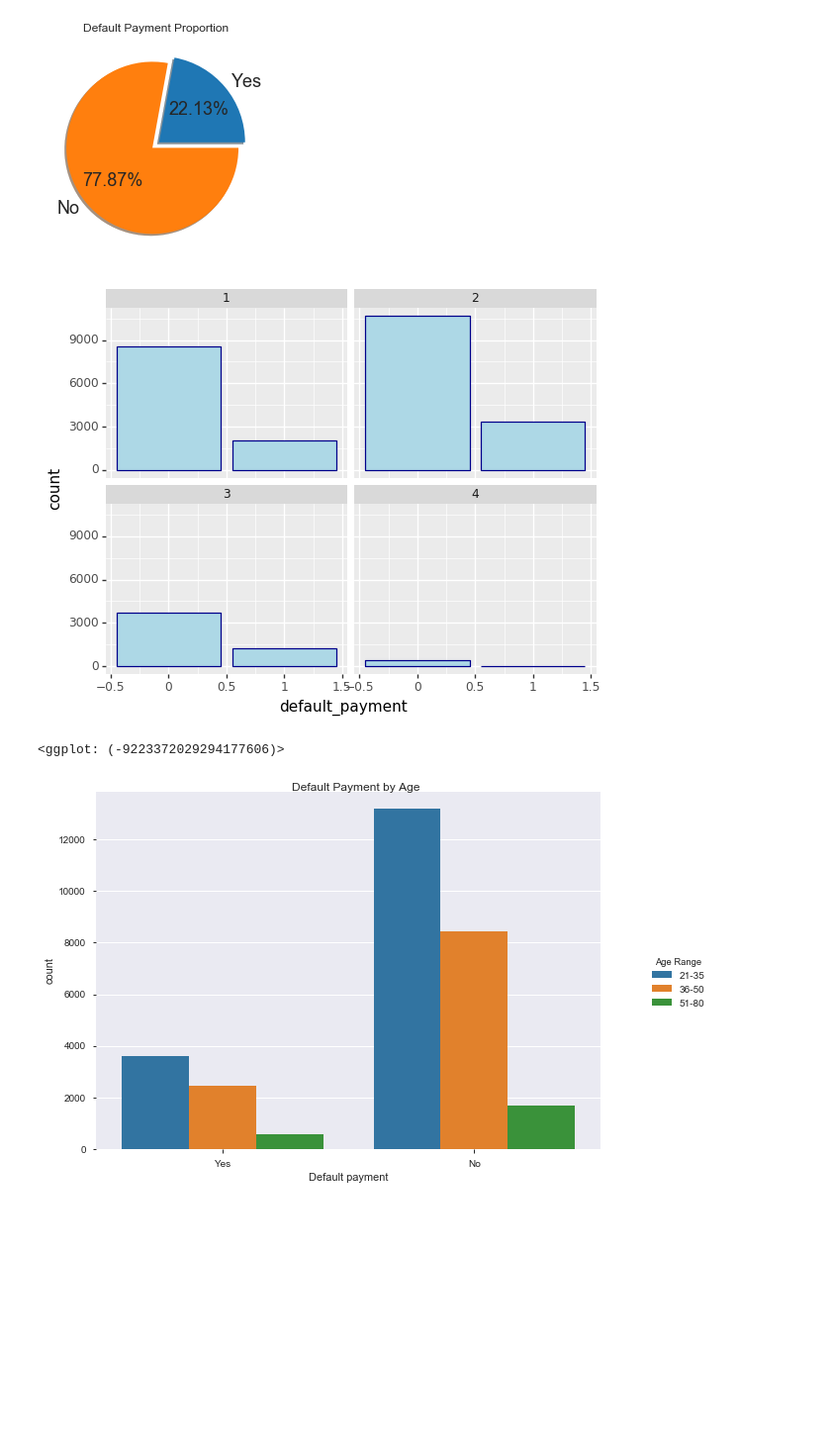
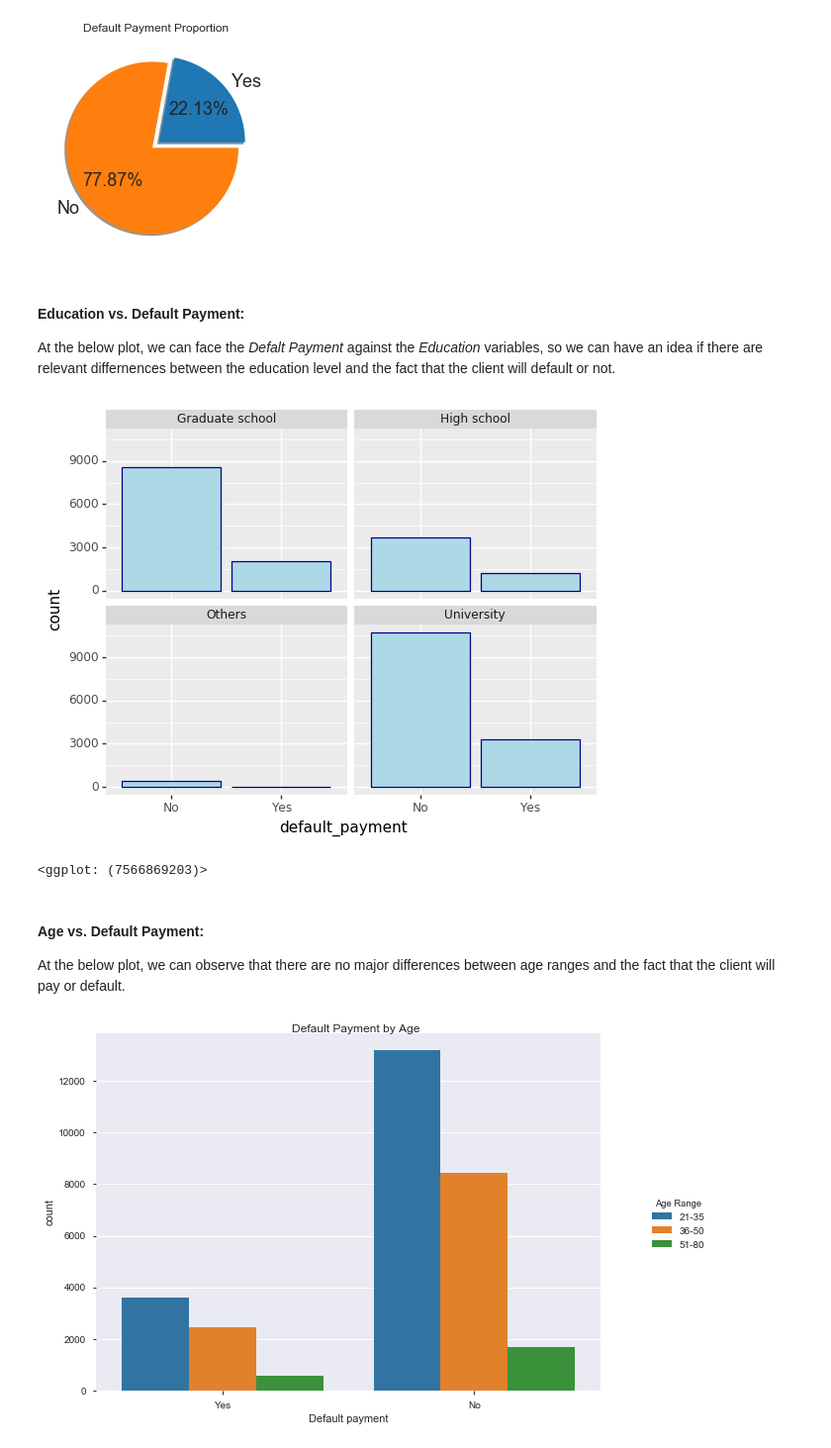
Before and after one commit to BBombi/Credit_Card_Payments, a Jupyter notebook: Default payments.ipynb, the cells around one changed output. Shown at 99% size. Saved outputs shown, nothing was run; the diff lists cells and outputs as text; code cells hidden in the pictures; blank space fills up the shorter version.

```diff
--- a/Default payments.ipynb
+++ b/Default payments.ipynb
@@ -223,13 +238,26 @@ plt.title("Default Payment Proportion")
 plt.show()
 # %% [output]
 [figure]
-# %%
-(ggplot(new_credit, aes(x="default_payment"))
- + geom_bar(color="darkblue", fill="lightblue")
- + facet_wrap("EDUCATION"))
-# %% [output]
-[figure, removed]
-<ggplot: (-9223372029294177606)>
+# %% [markdown]
+#### Education vs. Default Payment:
+At the below plot, we can face the *Defalt Payment* against the *Education* variables, so we can have an idea if there are relevant differnences between the education level and the fact that the client will default or not.
+# %%
+education = credit
+education.EDUCATION.replace([0,1,2,3,4,5,6],
+                            ["Others","Graduate school","University","High school","Others","Others","Others"]
+                            ,inplace=True)
+education.default_payment.replace([1,0],["Yes","No"],inplace=True)
+
+(ggplot(education, aes(x="default_payment"))
++ geom_bar(color="darkblue", fill="lightblue")
++ facet_wrap("EDUCATION"))
+# %% [output]
+[figure, added]
+<ggplot: (7566869203)>
+# %% [markdown]
+#### Age vs. Default Payment:
+
+At the below plot, we can observe that there are no major differences between age ranges and the fact that the client will pay or default.
 # %%
 age = new_credit.AGE
 ageConditions = [age <= 35, (age > 35) & (age <= 50), age > 50]
```
Also changed, not shown: parts of 76 cells of this notebook, 1 other file.
